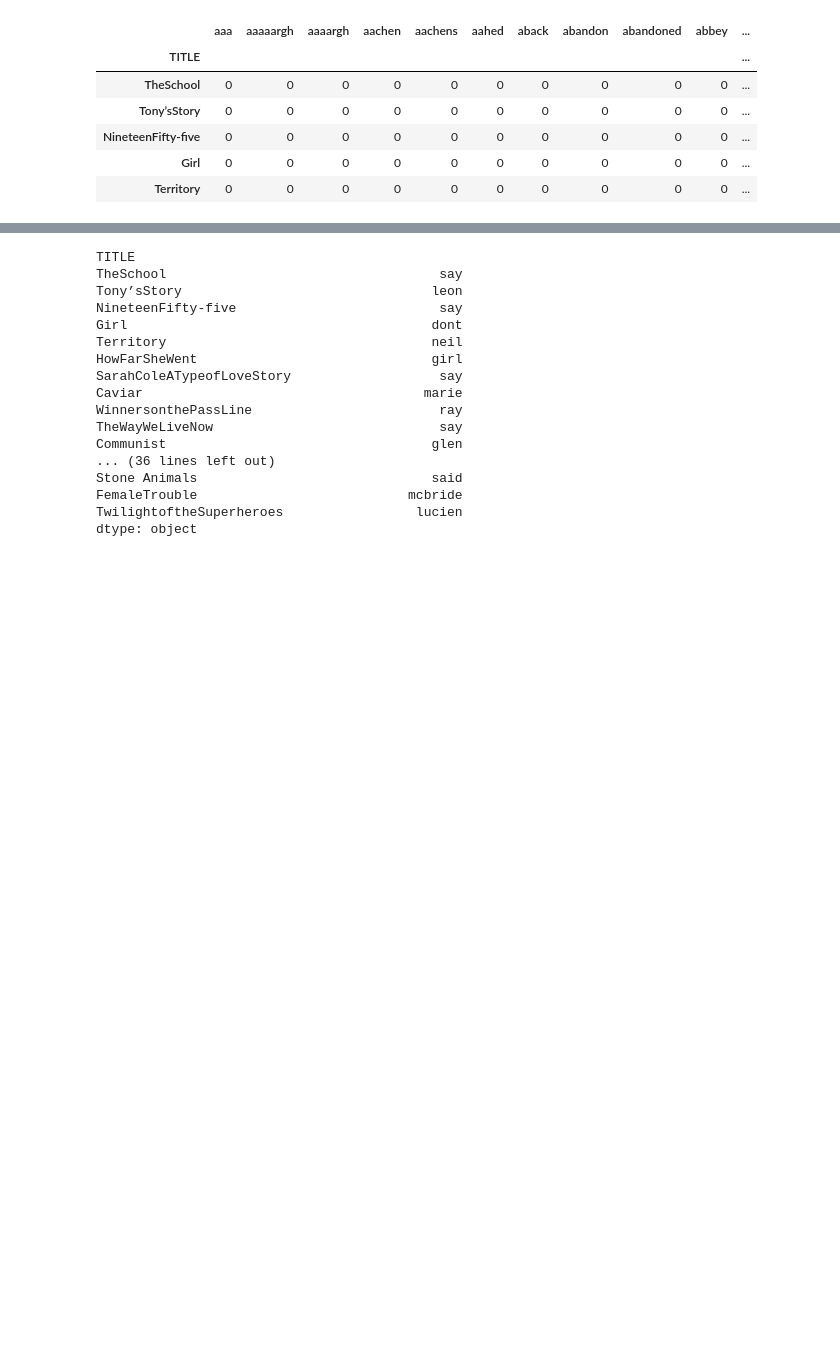
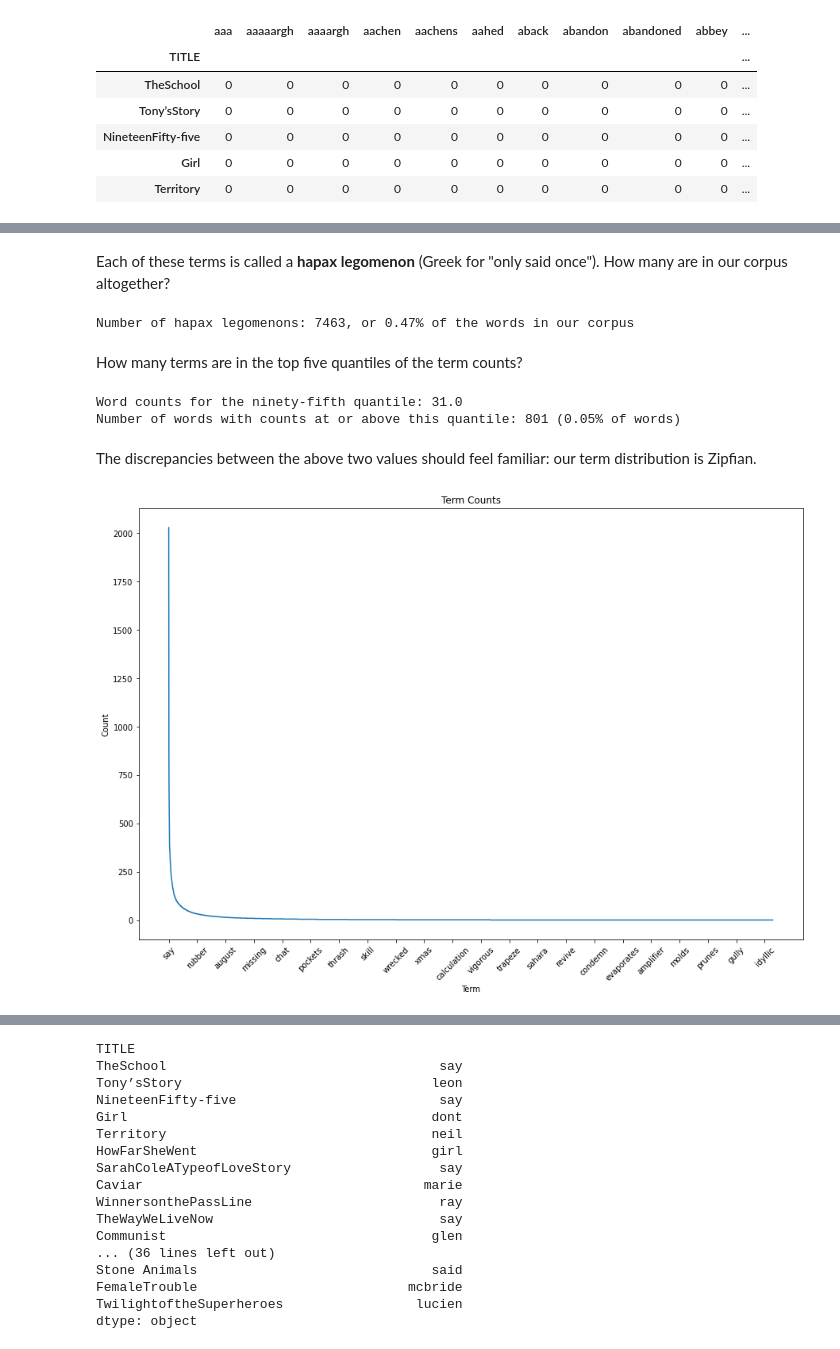
Before and after one commit to ucdavisdatalab/workshop_getting_started_with_textual_data, a Jupyter notebook: 04_corpus-analytics.ipynb, the cells around one changed output, grey strips where cells are left out. Saved outputs shown, nothing was run; the diff lists cells and outputs as text; code cells hidden in the pictures; blank space fills up the shorter version.

```diff
--- a/04_corpus-analytics.ipynb
+++ b/04_corpus-analytics.ipynb
@@ -273,0 +418,38 @@ manifest.sort_values('TTR', ascending = False).plot.bar(figsize = (15,5),
+# %% [markdown]
+Each of these terms is called a **hapax legomenon** (Greek for "only said once"). How many are in our corpus
+altogether?
+# %%
+hapaxes = dtm.sum()[dtm.sum() == 1]
+
+print(
+    f"Number of hapax legomenons: {len(hapaxes)},",
+    f"or {len(hapaxes) / len(dtm.T):.02f}% of the words in our corpus"
+)
+# %% [output]
+Number of hapax legomenons: 7463, or 0.47% of the words in our corpus
+# %% [markdown]
+How many terms are in the top five quantiles of the term counts?
+# %%
+count_quantile = dtm.sum().quantile(0.95)
+count_quantile_words = dtm.sum()[dtm.sum() >= count_quantile]
+
+print(
+    f"Word counts for the ninety-fifth quantile: {count_quantile}",
+    f"\nNumber of words with counts at or above this quantile: {len(count_quantile_words)}",
+    f"({len(count_quantile_words) / len(dtm.T):.02f}% of words)"
+)
+# %% [output]
+Word counts for the ninety-fifth quantile: 31.0
+Number of words with counts at or above this quantile: 801 (0.05% of words)
+# %% [markdown]
+The discrepancies between the above two values should feel familiar: our term distribution is Zipfian.
+# %%
+dtm.sum().sort_values(ascending=False).plot(figsize = (15, 10),
+                                            title = 'Term Counts',
+                                            xlabel = 'Term',
+                                            ylabel = 'Count',
+                                            xticks = range(0, len(dtm.T), 750),
+                                            rot = 45
+                                           );
+# %% [output]
+[figure, added]
```
Also changed, not shown: parts of 54 cells of this notebook.
